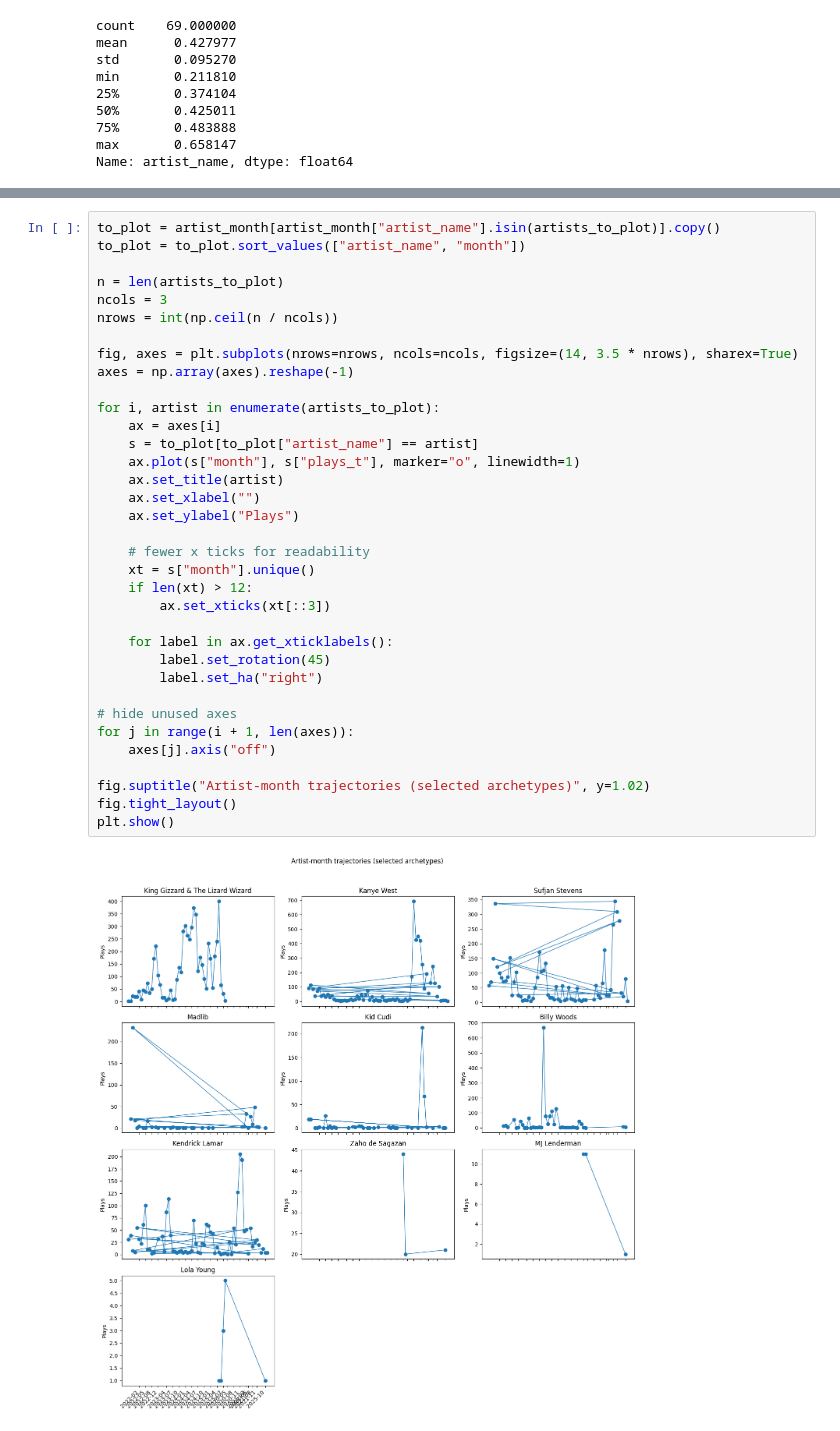
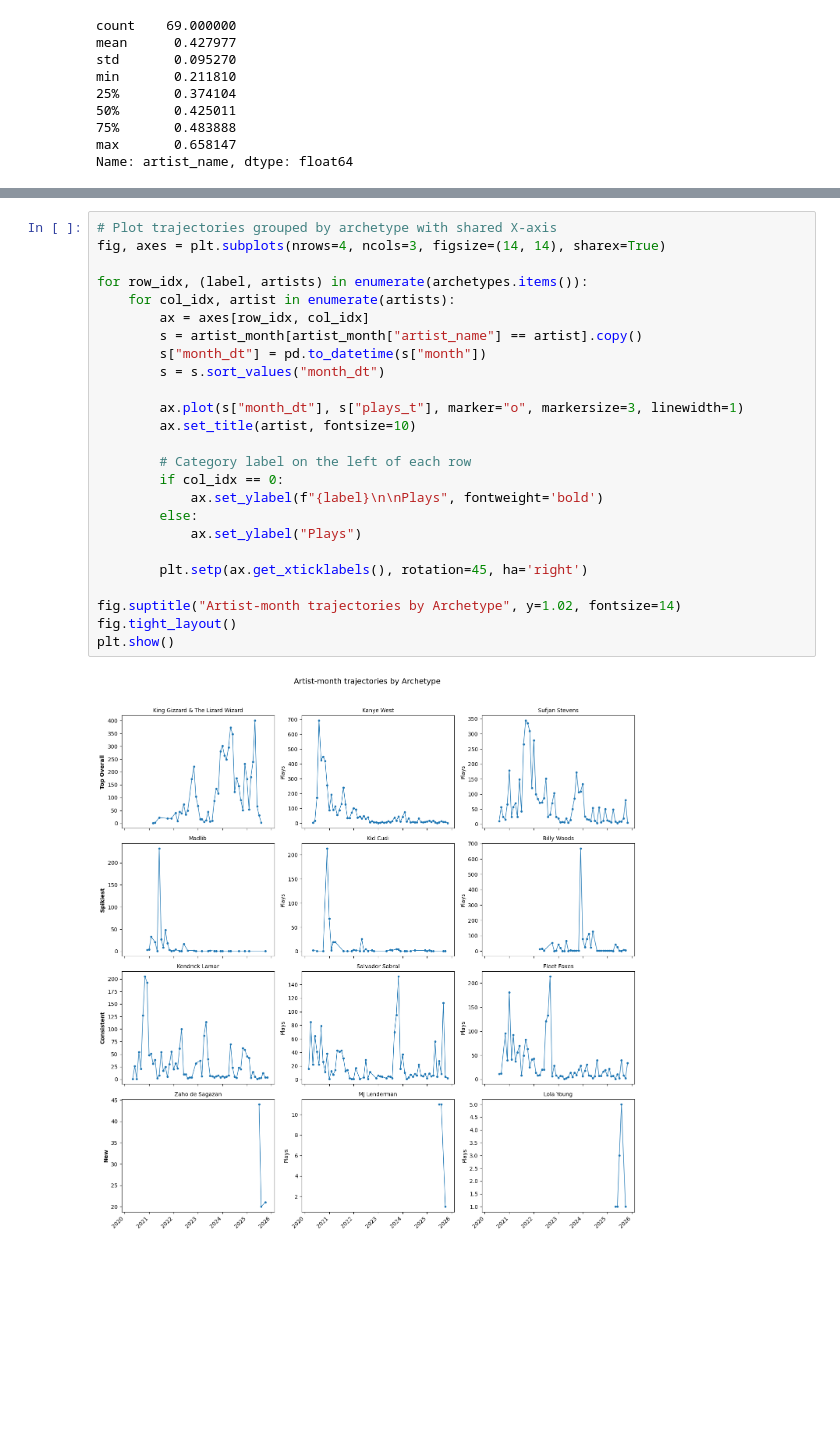
Before and after one commit to Tyainss/artist-lifecycle, a Jupyter notebook: notebooks/breakout/00_eda.ipynb, the cells around one changed output, grey strips where cells are left out. Drawn from its saved outputs; the diff is of its cells as text; blank space fills up the shorter version.

```diff
--- a/notebooks/breakout/00_eda.ipynb
+++ b/notebooks/breakout/00_eda.ipynb
@@ -619,38 +637,28 @@ Artists selected: ['King Gizzard & The Lizard Wizard', 'Kanye West', 'Sufjan Ste
-# %%
-to_plot = artist_month[artist_month["artist_name"].isin(artists_to_plot)].copy()
-to_plot = to_plot.sort_values(["artist_name", "month"])
-
-n = len(artists_to_plot)
-ncols = 3
-nrows = int(np.ceil(n / ncols))
-
-fig, axes = plt.subplots(nrows=nrows, ncols=ncols, figsize=(14, 3.5 * nrows), sharex=True)
-axes = np.array(axes).reshape(-1)
-
-for i, artist in enumerate(artists_to_plot):
-    ax = axes[i]
-    s = to_plot[to_plot["artist_name"] == artist]
-    ax.plot(s["month"], s["plays_t"], marker="o", linewidth=1)
-    ax.set_title(artist)
-    ax.set_xlabel("")
-    ax.set_ylabel("Plays")
-
-    # fewer x ticks for readability
-    xt = s["month"].unique()
-    if len(xt) > 12:
-        ax.set_xticks(xt[::3])
-
-    for label in ax.get_xticklabels():
-        label.set_rotation(45)
-        label.set_ha("right")
-
-# hide unused axes
-for j in range(i + 1, len(axes)):
-    axes[j].axis("off")
-
-fig.suptitle("Artist-month trajectories (selected archetypes)", y=1.02)
-fig.tight_layout()
-plt.show()
-# %% [output]
-[figure, removed]
+# %%
+# Plot trajectories grouped by archetype with shared X-axis
+fig, axes = plt.subplots(nrows=4, ncols=3, figsize=(14, 14), sharex=True)
+
+for row_idx, (label, artists) in enumerate(archetypes.items()):
+    for col_idx, artist in enumerate(artists):
+        ax = axes[row_idx, col_idx]
+        s = artist_month[artist_month["artist_name"] == artist].copy()
+        s["month_dt"] = pd.to_datetime(s["month"])
+        s = s.sort_values("month_dt")
+
+        ax.plot(s["month_dt"], s["plays_t"], marker="o", markersize=3, linewidth=1)
+        ax.set_title(artist, fontsize=10)
+
+        # Category label on the left of each row
+        if col_idx == 0:
+            ax.set_ylabel(f"{label}\n\nPlays", fontweight='bold')
+        else:
+            ax.set_ylabel("Plays")
+
+        plt.setp(ax.get_xticklabels(), rotation=45, ha='right')
+
+fig.suptitle("Artist-month trajectories by Archetype", y=1.02, fontsize=14)
+fig.tight_layout()
+plt.show()
+# %% [output]
+[figure, added]
 # %%
```
Also changed, not shown: parts of 11 cells of this notebook.
